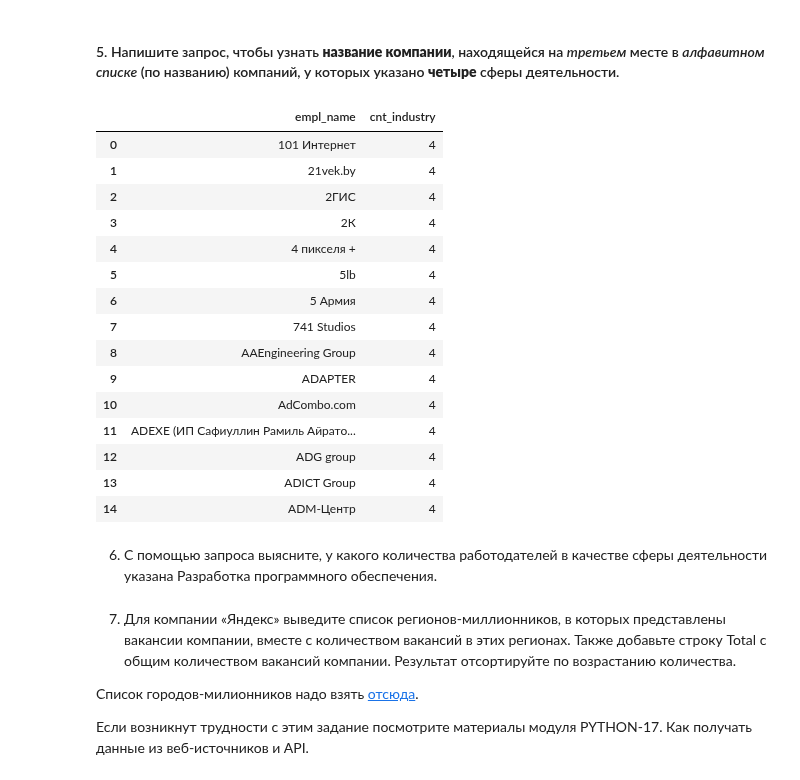
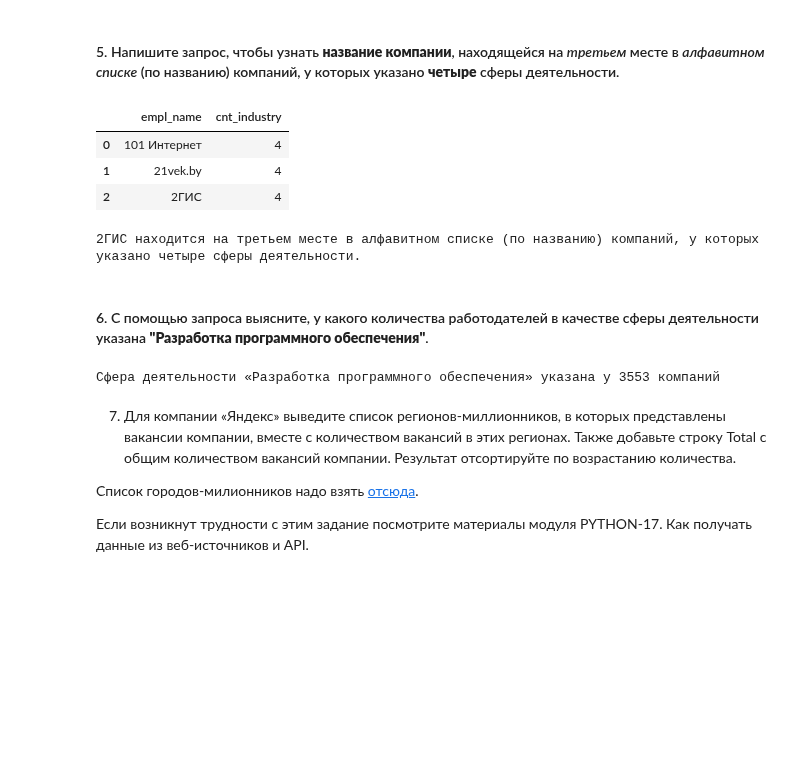
Before and after one commit to Novkozinin/SF_projects, a Jupyter notebook: Project-02_Анализ_вакансий_из_HeadHunter/Project_2_Анализ_вакансий_из_HeadHunter.ipynb, the cells around one changed output. Drawn from its saved outputs; the diff is of its cells as text; code cells hidden in the pictures; blank space fills up the shorter version.

```diff
--- a/Project-02_Анализ_вакансий_из_HeadHunter/Project_2_Анализ_вакансий_из_HeadHunter.ipynb
+++ b/Project-02_Анализ_вакансий_из_HeadHunter/Project_2_Анализ_вакансий_из_HeadHunter.ipynb
@@ -391,27 +390,16 @@ limit 15
 # %%
 # результат запроса
 df_5_5 = pd.read_sql_query(query_5_5, connection)
-display(df_5_5) # проверка dataframe
-# print(f"Количество работодателей, у которых не указана сфера деятельности: \
-# {df_5_4['cnt'][0]} ") # вывод ответа
+display(df_5_5) # вывод dataframe
+print(f"{df_5_5['empl_name'][2]} находится на третьем месте в алфавитном списке (по названию) \
+компаний, у которых указано четыре сферы деятельности.") # вывод ответа
 # %% [output]
 |  | empl_name | cnt_industry |
 | 0 | 101 Интернет | 4 |
 | 1 | 21vek.by | 4 |
 | 2 | 2ГИС | 4 |
-| 3 | 2К | 4 |
-| 4 | 4 пикселя + | 4 |
-| 5 | 5lb | 4 |
-| 6 | 5 Армия | 4 |
-| 7 | 741 Studios | 4 |
-| 8 | AAEngineering Group | 4 |
-| 9 | ADAPTER | 4 |
-| 10 | AdCombo.com | 4 |
-| 11 | ADEXE (ИП Сафиуллин Рамиль Айрато... | 4 |
-| 12 | ADG group | 4 |
-| 13 | ADICT Group | 4 |
-| 14 | ADM-Центр | 4 |
+2ГИС находится на третьем месте в алфавитном списке (по названию) компаний, у которых указано четыре сферы деятельности.
 # %% [markdown]
-6. С помощью запроса выясните, у какого количества работодателей в качестве сферы деятельности указана Разработка программного обеспечения.
+#### 6. С помощью запроса выясните, у какого количества работодателей в качестве сферы деятельности указана **"Разработка программного обеспечения"**.
 # %%
 # текст запроса
@@ -418,5 +414,11 @@ display(df_5_5) # проверка dataframe
 # %%
 # результат запроса
+df_5_6 = pd.read_sql_query(query_5_6, connection)
+# display(df_5_6) # проверка dataframe
+print(f"Сфера деятельности «Разработка программного обеспечения» \
+указана у {df_5_6.iloc[0][0]} компаний") # вывод ответа
+# %% [output]
+Сфера деятельности «Разработка программного обеспечения» указана у 3553 компаний
 # %% [markdown]
 7. Для компании «Яндекс» выведите список регионов-миллионников, в которых представлены вакансии компании, вместе с количеством вакансий в этих регионах. Также добавьте строку Total с общим количеством вакансий компании. Результат отсортируйте по возрастанию количества.
 
```
Also changed, not shown: parts of 2 cells of this notebook.
